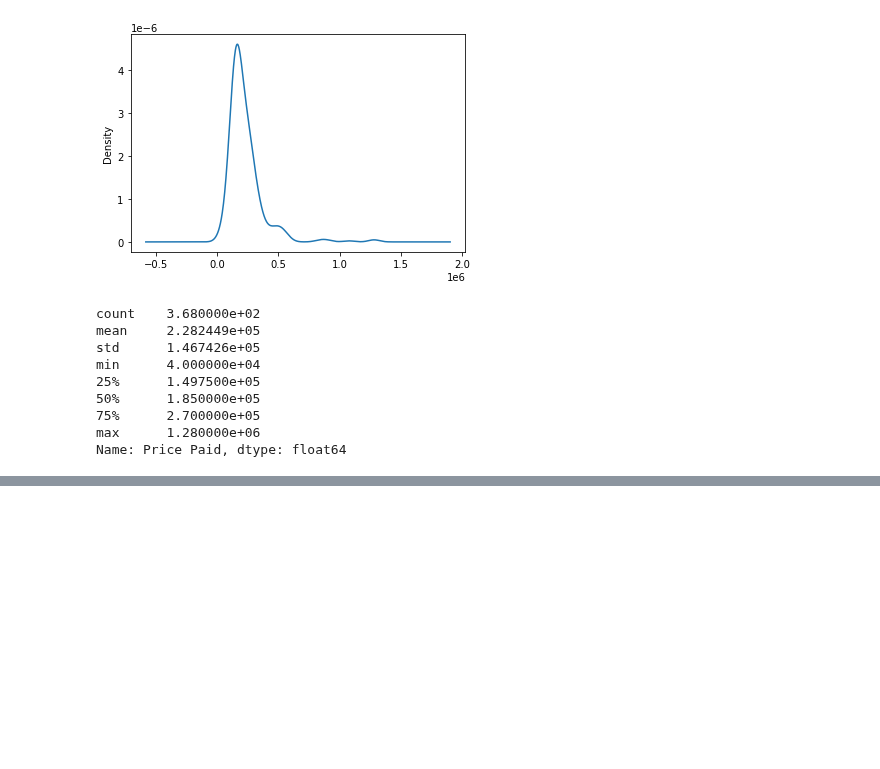
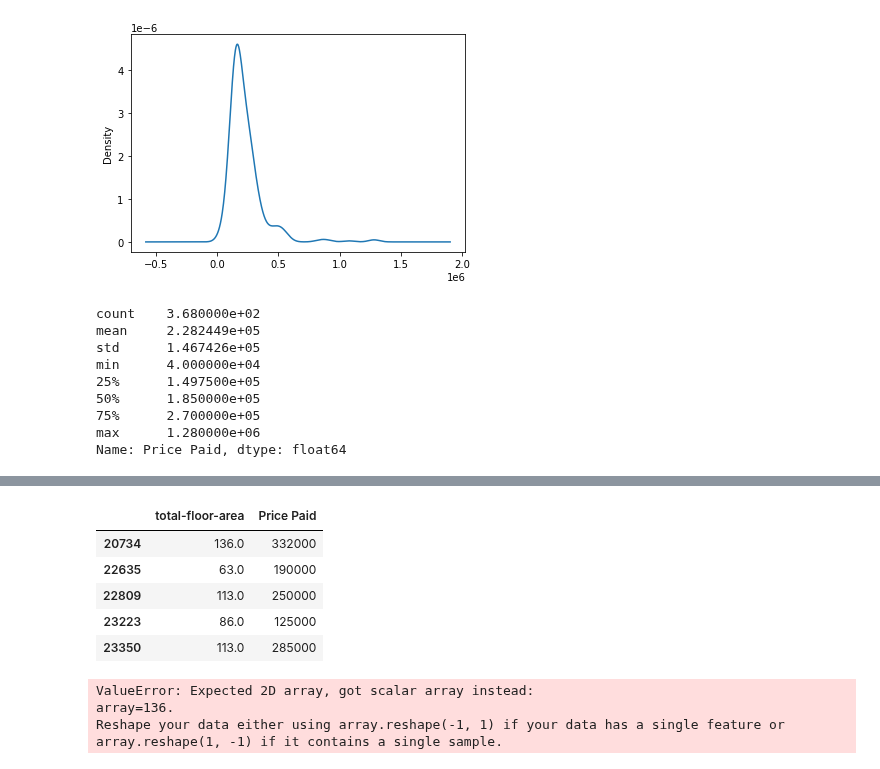
Before and after one commit to spencer84/Chester-Data-Analytics, a Jupyter notebook: House Value Estimation.ipynb, the cells around one changed output, grey strips where cells are left out. Saved outputs shown, nothing was run; the diff lists cells and outputs as text; code cells hidden in the pictures; blank space fills up the shorter version.

```diff
--- a/House Value Estimation.ipynb
+++ b/House Value Estimation.ipynb
@@ -130,3 +147,18 @@ X_train, X_test, y_train, y_test = train_test_split(X, y, test_size=0.2, random_
+# %%
+df_21[['total-floor-area','Price Paid']].head()
+# %% [output]
+|  | total-floor-area | Price Paid |
+| 20734 | 136.0 | 332000 |
+| 22635 | 63.0 | 190000 |
+| 22809 | 113.0 | 250000 |
+| 23223 | 86.0 | 125000 |
+| 23350 | 113.0 | 285000 |
+# %%
+model.predict(136)
+# %% [output]
+ValueError: Expected 2D array, got scalar array instead:
+array=136.
+Reshape your data either using array.reshape(-1, 1) if your data has a single feature or array.reshape(1, -1) if it contains a single sample.
 # %%
 ## Need to engineer some new features
 
```
Also changed, not shown: parts of 7 cells of this notebook.
